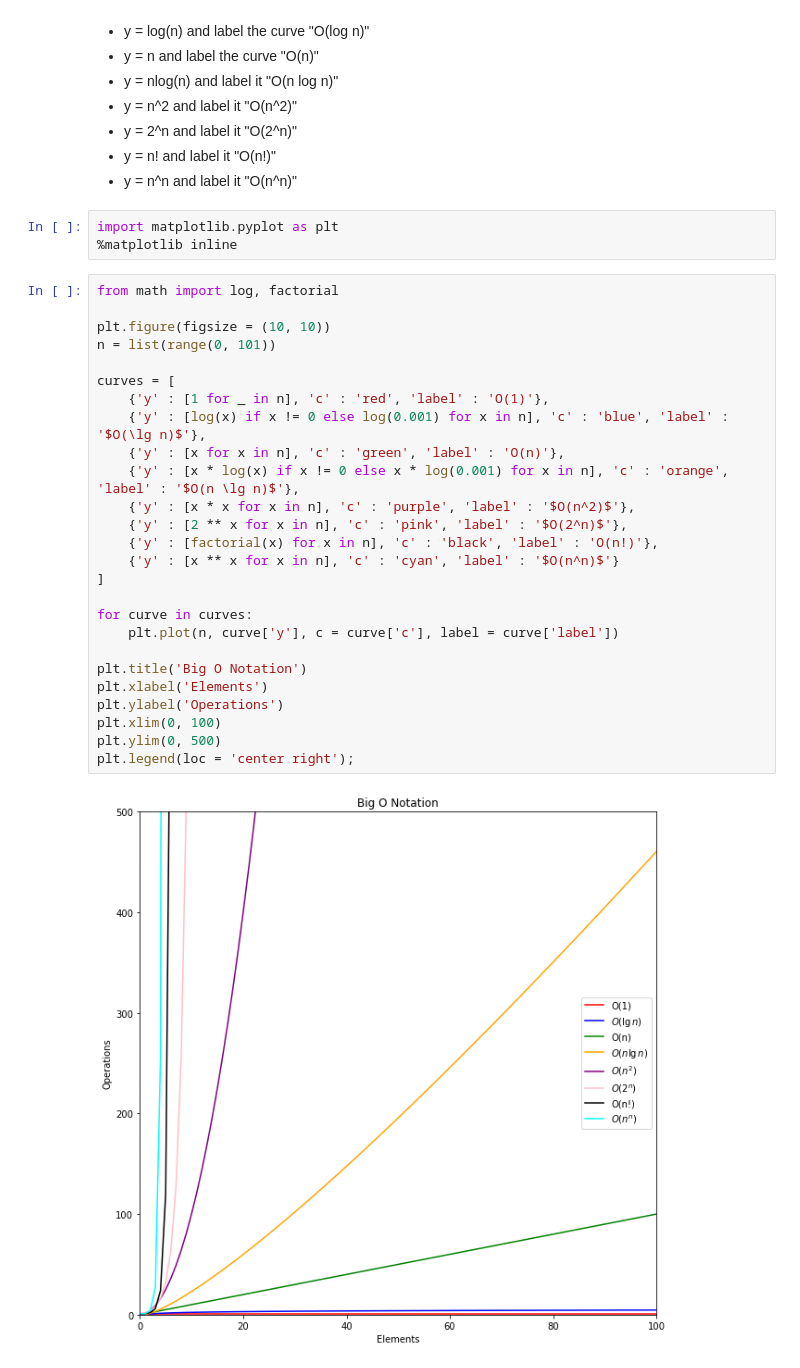
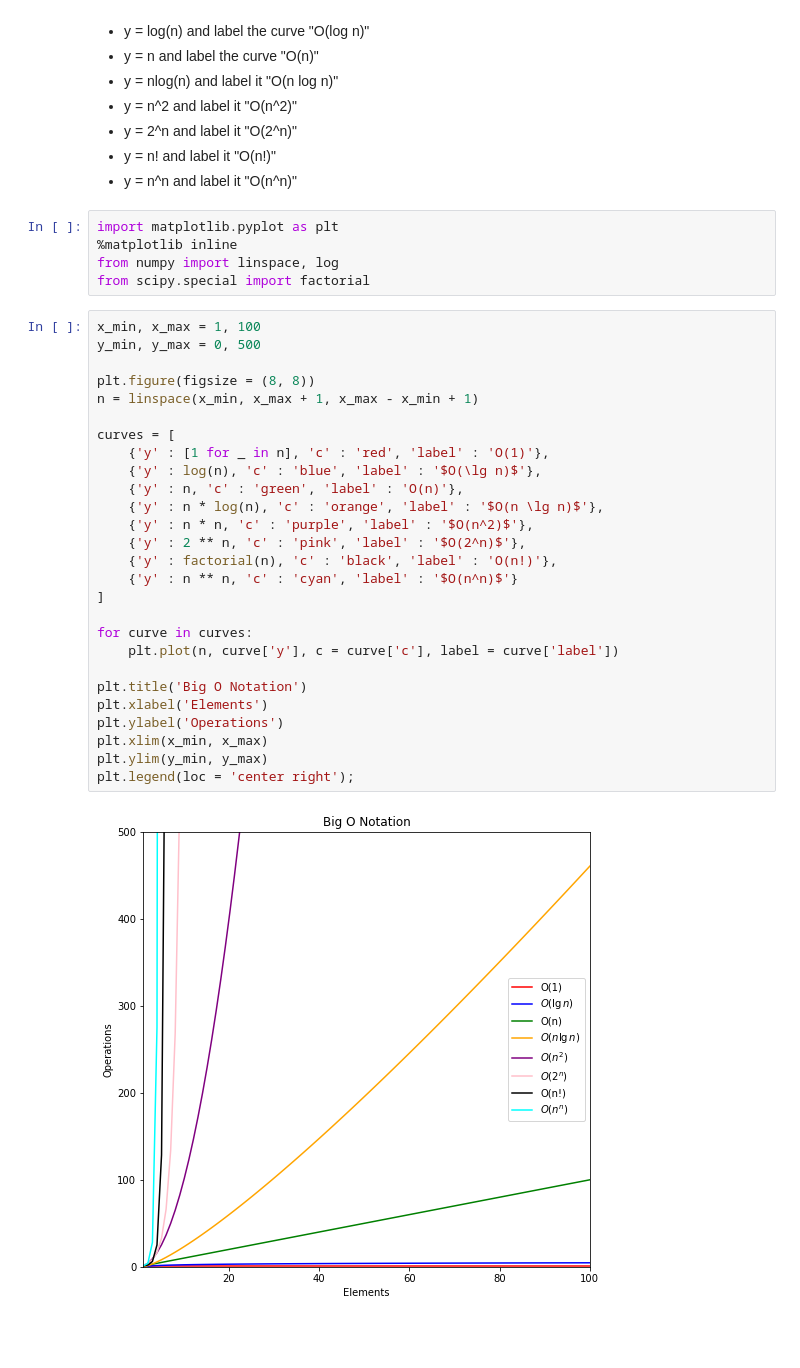
Before and after one commit to alegarcia-dev/numpy-pandas-visualization-exercises, a Jupyter notebook: big_o_notation.ipynb, the cells around one changed output. Cells and saved outputs as stored; diff of their text form; blank space fills up the shorter version.

```diff
--- a/big_o_notation.ipynb
+++ b/big_o_notation.ipynb
@@ -18,31 +18,34 @@ Curves to graph
 # %%
 import matplotlib.pyplot as plt
 %matplotlib inline
+from numpy import linspace, log
+from scipy.special import factorial
 # %%
-from math import log, factorial
+x_min, x_max = 1, 100
+y_min, y_max = 0, 500
 
-plt.figure(figsize = (10, 10))
-n = list(range(0, 101))
+plt.figure(figsize = (8, 8))
+n = linspace(x_min, x_max + 1, x_max - x_min + 1)
 
 curves = [
     {'y' : [1 for _ in n], 'c' : 'red', 'label' : 'O(1)'},
-    {'y' : [log(x) if x != 0 else log(0.001) for x in n], 'c' : 'blue', 'label' : '$O(\lg n)$'},
-    {'y' : [x for x in n], 'c' : 'green', 'label' : 'O(n)'},
-    {'y' : [x * log(x) if x != 0 else x * log(0.001) for x in n], 'c' : 'orange', 'label' : '$O(n \lg n)$'},
-    {'y' : [x * x for x in n], 'c' : 'purple', 'label' : '$O(n^2)$'},
-    {'y' : [2 ** x for x in n], 'c' : 'pink', 'label' : '$O(2^n)$'},
-    {'y' : [factorial(x) for x in n], 'c' : 'black', 'label' : 'O(n!)'},
-    {'y' : [x ** x for x in n], 'c' : 'cyan', 'label' : '$O(n^n)$'}
+    {'y' : log(n), 'c' : 'blue', 'label' : '$O(\lg n)$'},
+    {'y' : n, 'c' : 'green', 'label' : 'O(n)'},
+    {'y' : n * log(n), 'c' : 'orange', 'label' : '$O(n \lg n)$'},
+    {'y' : n * n, 'c' : 'purple', 'label' : '$O(n^2)$'},
+    {'y' : 2 ** n, 'c' : 'pink', 'label' : '$O(2^n)$'},
+    {'y' : factorial(n), 'c' : 'black', 'label' : 'O(n!)'},
+    {'y' : n ** n, 'c' : 'cyan', 'label' : '$O(n^n)$'}
 ]
 
 for curve in curves:
     plt.plot(n, curve['y'], c = curve['c'], label = curve['label'])
 
 plt.title('Big O Notation')
 plt.xlabel('Elements')
 plt.ylabel('Operations')
-plt.xlim(0, 100)
-plt.ylim(0, 500)
+plt.xlim(x_min, x_max)
+plt.ylim(y_min, y_max)
 plt.legend(loc = 'center right');
 # %% [output]
-[figure, old version]
+[figure, new version]
```
